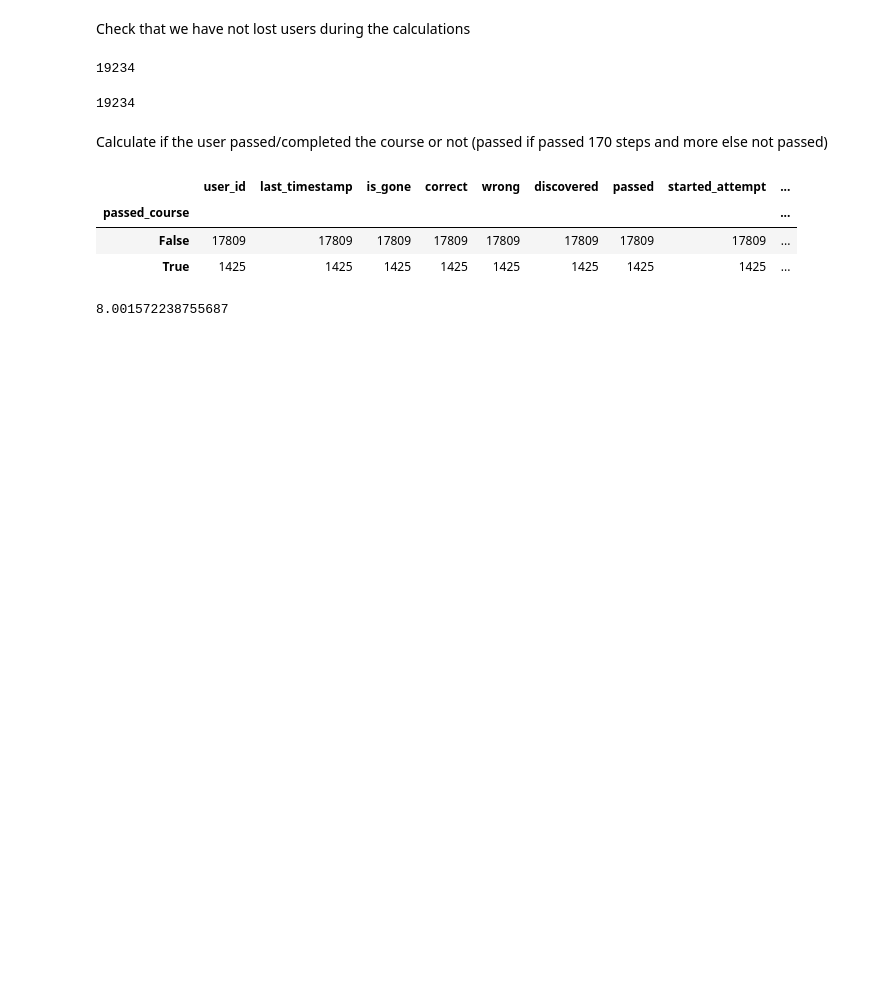
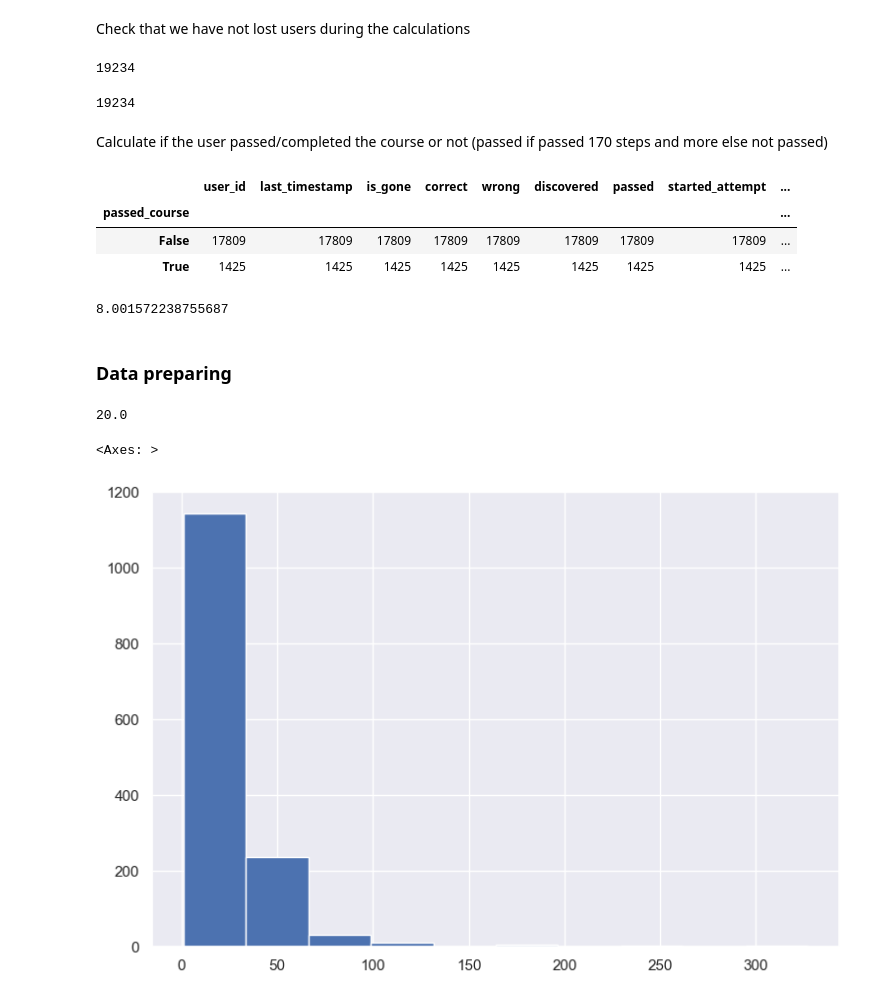
Before and after one commit to alisaexists/stepik-data-science-course, a Jupyter notebook: Stepik_ML_Contest/main.ipynb, the cells around one changed output. Drawn from its saved outputs; the diff is of its cells as text; code cells hidden in the pictures; blank space fills up the shorter version.

```diff
--- a/Stepik_ML_Contest/main.ipynb
+++ b/Stepik_ML_Contest/main.ipynb
@@ -310,3 +309,15 @@ users_data.groupby('passed_course').count()
 1425 / 17809 * 100
 # %% [output]
 8.001572238755687
+# %% [markdown]
+### **Data preparing**
+# %%
+# How many days was active students who passed course
+users_data[users_data.passed_course].day.median()
+# %% [output]
+20.0
+# %%
+users_data[users_data.passed_course].day.hist()
+# %% [output]
+<Axes: >
+[figure, added]
```
Also changed, not shown: parts of 71 cells of this notebook, 12 other files.
